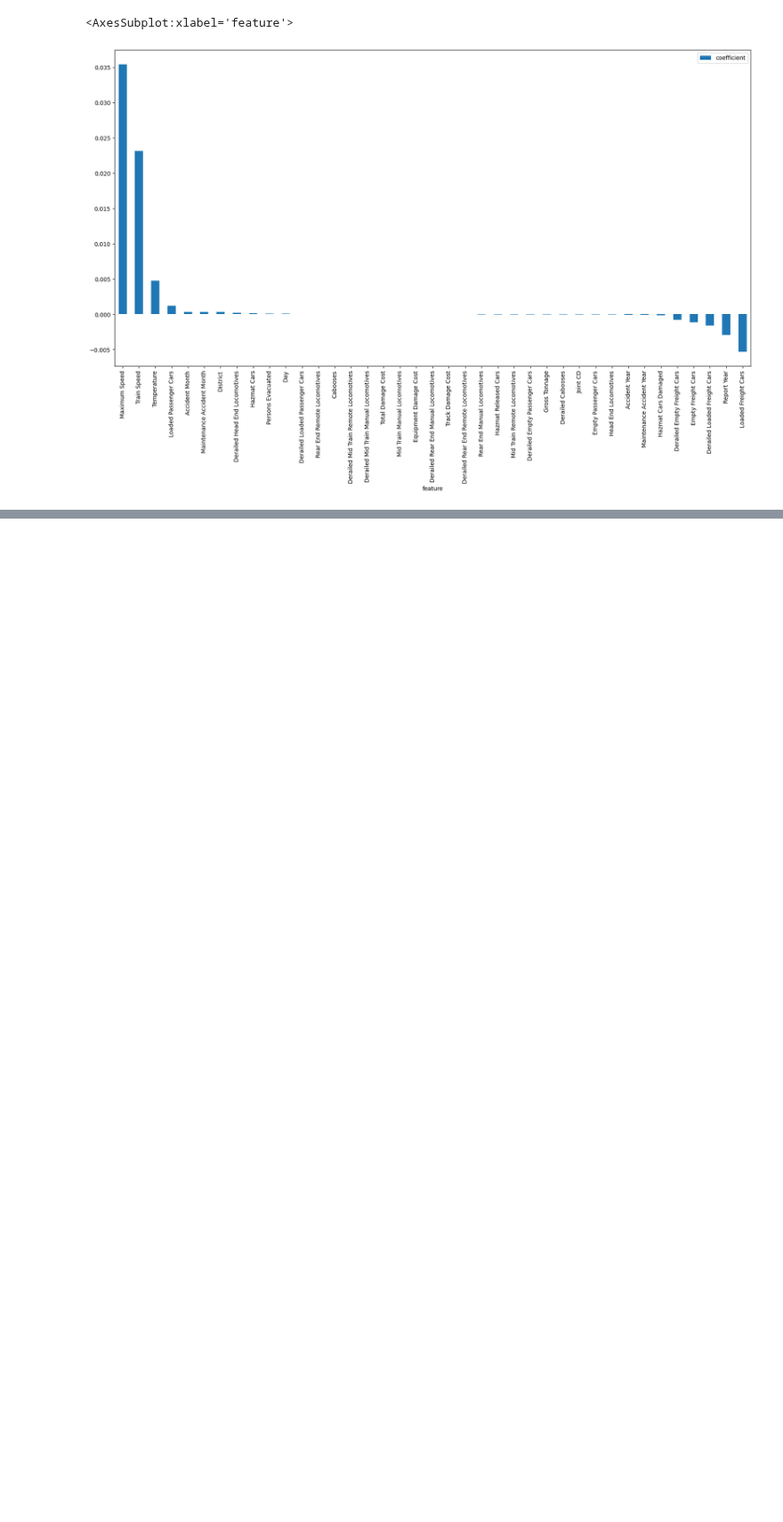
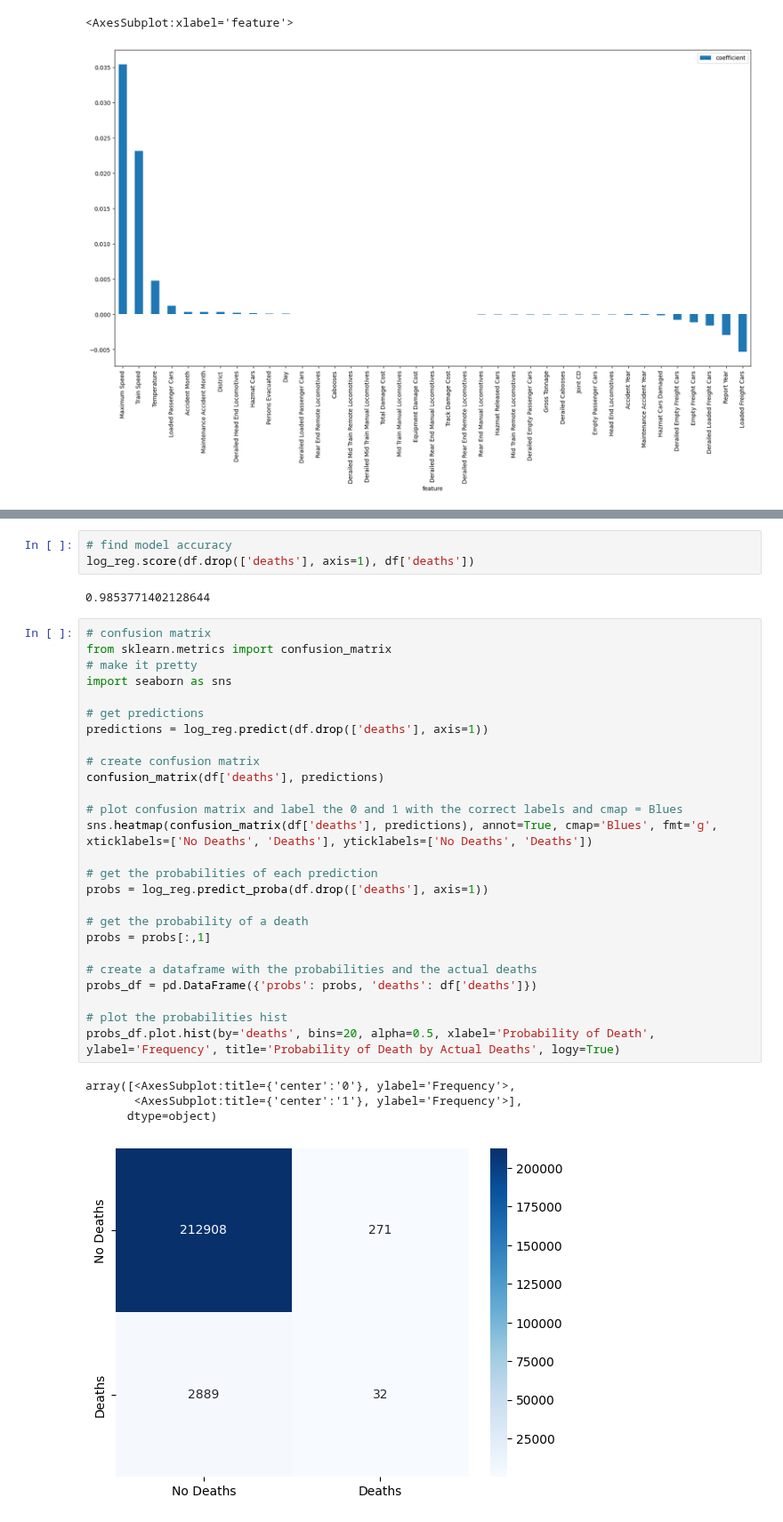
Before and after one commit to ndahlinuvm/Train-Derailment-287Project, a Jupyter notebook: log_reg.ipynb, the cells around one changed output, grey strips where cells are left out. Shown at 89% size. Drawn from its saved outputs; the diff is of its cells as text; blank space fills up the shorter version.

```diff
--- a/log_reg.ipynb
+++ b/log_reg.ipynb
@@ -97,0 +134,36 @@ coefficients.sort_values('coefficient', ascending=False).plot.bar(x='feature', y
+# %%
+# find model accuracy
+log_reg.score(df.drop(['deaths'], axis=1), df['deaths'])
+# %% [output]
+0.9853771402128644
+# %%
+# confusion matrix
+from sklearn.metrics import confusion_matrix
+# make it pretty
+import seaborn as sns
+
+# get predictions
+predictions = log_reg.predict(df.drop(['deaths'], axis=1))
+
+# create confusion matrix
+confusion_matrix(df['deaths'], predictions)
+
+# plot confusion matrix and label the 0 and 1 with the correct labels and cmap = Blues
+sns.heatmap(confusion_matrix(df['deaths'], predictions), annot=True, cmap='Blues', fmt='g', xticklabels=['No Deaths', 'Deaths'], yticklabels=['No Deaths', 'Deaths'])
+
+# get the probabilities of each prediction
+probs = log_reg.predict_proba(df.drop(['deaths'], axis=1))
+
+# get the probability of a death
+probs = probs[:,1]
+
+# create a dataframe with the probabilities and the actual deaths
+probs_df = pd.DataFrame({'probs': probs, 'deaths': df['deaths']})
+
+# plot the probabilities hist
+probs_df.plot.hist(by='deaths', bins=20, alpha=0.5, xlabel='Probability of Death', ylabel='Frequency', title='Probability of Death by Actual Deaths', logy=True)
+# %% [output]
+array([<AxesSubplot:title={'center':'0'}, ylabel='Frequency'>,
+       <AxesSubplot:title={'center':'1'}, ylabel='Frequency'>],
+      dtype=object)
+[figure, added]
```
Also changed, not shown: parts of 4 cells of this notebook.
